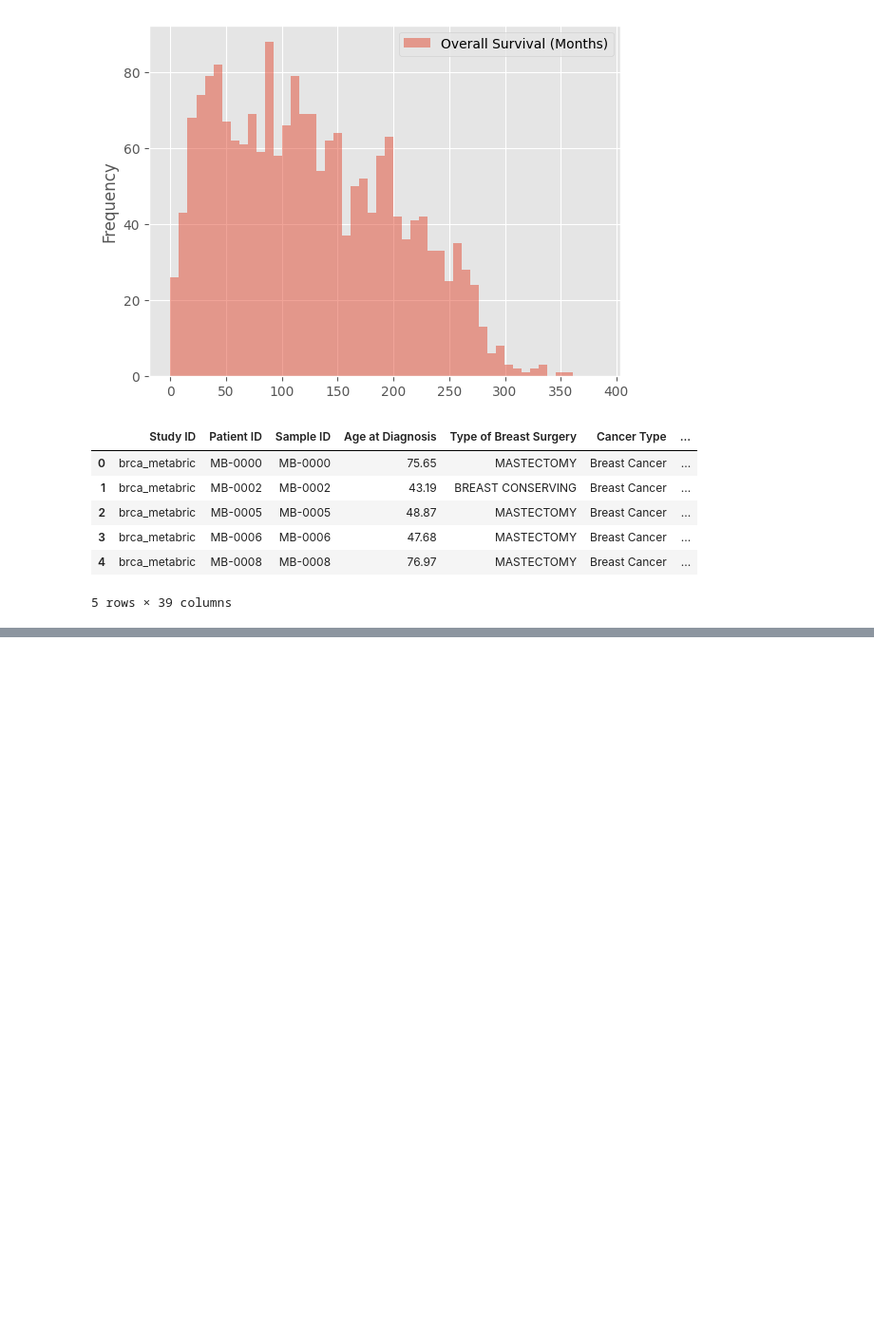
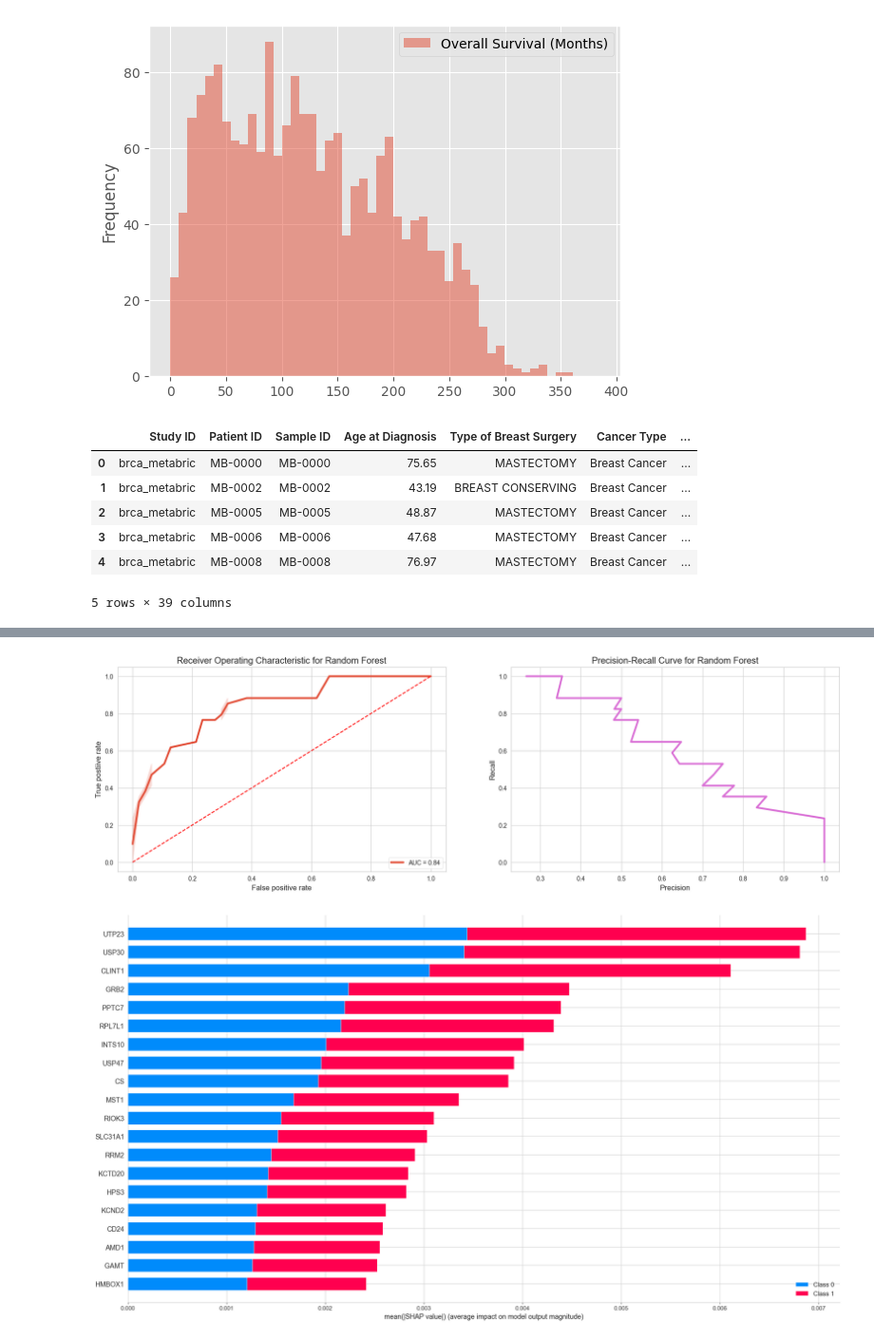
Before and after one commit to quinnbrodsky/bPrescient_prep, a Jupyter notebook: bPrescient_HW1.ipynb, the cells around one changed output, grey strips where cells are left out. Shown at 95% size. Drawn from its saved outputs; the diff is of its cells as text; code cells hidden in the pictures; blank space fills up the shorter version.

```diff
--- a/bPrescient_HW1.ipynb
+++ b/bPrescient_HW1.ipynb
@@ -47,0 +73,3 @@ df.head()
+# %%
+df = df.merge(df_gene,on='Patient ID')
+df.head()
@@ -149,16 +139,0 @@ Patient's Vital Status
-# %%
-df = pd.get_dummies(df, columns=["Patient's Vital Status",'Integrative Cluster','Oncotree Code','Primary Tumor Laterality','Inferred Menopausal State','Tumor Other Histologic Subtype','HER2 status measured by SNP6','Type of Breast Surgery','3-Gene classifier subtype','Cancer Type','Cancer Type Detailed','Pam50 + Claudin-low subtype','Cellularity'])
-df.drop(['Study ID','Patient ID','Sample ID','Sample Type','Sex','Number of Samples Per Patient'],axis=1,inplace=True)
-df['Radio Therapy'] = df['Radio Therapy'].replace({'YES':1,'NO':0})
-df['Chemotherapy'] = df['Chemotherapy'].replace({'YES':1,'NO':0})
-df['Hormone Therapy'] = df['Hormone Therapy'].replace({'YES':1,'NO':0})
-df['PR Status'] = df['PR Status'].replace({'Positive':1,'Negative':0})
-df['ER Status'] = df['ER Status'].replace({'Positive':1,'Negative':0})
-df['ER status measured by IHC'] = df['ER status measured by IHC'].replace({'Positve':1,'Negative':0})
-df['Relapse Free Status'] = df['Relapse Free Status'].replace({'1:Recurred':1,'0:Not Recurred':0})
-df['HER2 Status'] = df['HER2 Status'].replace({'Positive':1,'Negative':0})
-df['Overall Survival (Months)'] = df['Overall Survival (Months)'].replace({'Short-Term':0,'Long-Term':1})
-df['Overall Survival Status'] = df['Overall Survival Status'].replace({'1:DECEASED':0,'0:LIVING':1})
-for col in df:
-    print(col)
-    print(df[col].unique())
@@ -184,2 +144,60 @@ Cellularity_Moderate
 X = df
 y = df.pop('Overall Survival (Months)')
+# %%
+acc = []
+skf = StratifiedKFold(n_splits=10,random_state=1,shuffle=True)
+model = RandomForestClassifier(n_estimators=200,criterion='entropy')
+
+def training(train,test,fold_no):
+    X_train = train
+    y_train = y.iloc[train_index]
+    X_test = test
+    y_test = y.iloc[test_index]
+    model.fit(X_train,y_train)
+    score = model.score(X_test,y_test)
+    acc.append(score)
+    print(f'For fold {fold_no} the accuracy is {score}')
+
+fold_no = 1
+for train_index,test_index in skf.split(X,y):
+    train = X.iloc[train_index,:]
+    test = X.iloc[test_index,:]
+    training(train,test,fold_no)
+    fold_no += 1
+print(f'Random Forest model mean accuracy = {np.mean(acc)}')
+
+RF_model_predict = model.predict(test)
+RF_model_predict_proba = model.predict_proba(test)
+print(classification_report(y.iloc[test_index],RF_model_predict))
+
+fpr,tpr,threshold = roc_curve(y.iloc[test_index],RF_model_predict_proba[:,1])
+roc_auc = auc(fpr,tpr)
+print(f'AUC: {roc_auc_score(y.iloc[test_index],RF_model_predict_proba[:,1])}')
+
+sns.set_style('whitegrid')
+plt.figure(figsize=(21,6))
+
+plt.subplot(1,2,1)
+plt.title('Receiver Operating Characteristic for Random Forest')
+sns.lineplot(x=fpr,y=tpr,label='AUC = %0.2f' % roc_auc,palette='purple',linewidth=3)
+plt.legend(loc='lower right')
+plt.plot([0,1],[0,1],'r--')
+# plt.xlim([0,1])
+# plt.ylim([0,1])
+plt.xlabel('False positive rate')
+plt.ylabel('True postiive rate')
+
+precision, recall, thresholds = precision_recall_curve(y.iloc[test_index],RF_model_predict_proba[:,1])
+plt.subplot(1,2,2)
+plt.plot(precision,recall,linewidth=3,color='orchid')
+plt.xlabel('Precision')
+plt.ylabel('Recall')
+plt.title('Precision-Recall Curve for Random Forest')
+plt.show()
+
+plt.clf()
+explainer = shap.TreeExplainer(model)
+shap_values = explainer.shap_values(test)
+shap.summary_plot(shap_values,train,plot_size=(20,11),alpha=0.2,plot_type='bar')
+plt.show()
+# %% [output]
@@ -185,0 +221,2 @@ y = df.pop('Overall Survival (Months)')
+[figure, added]
+[figure, added]
```
Also changed, not shown: parts of 28 cells of this notebook.
